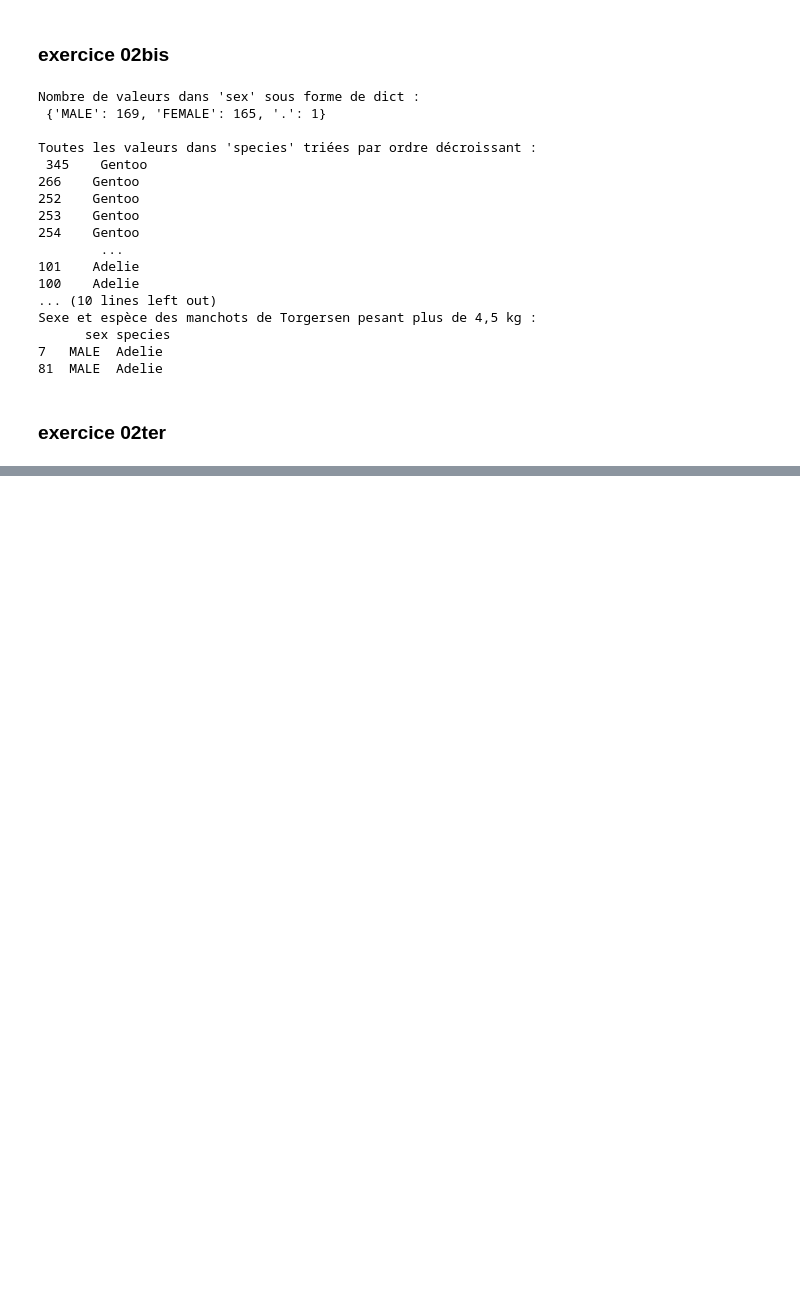
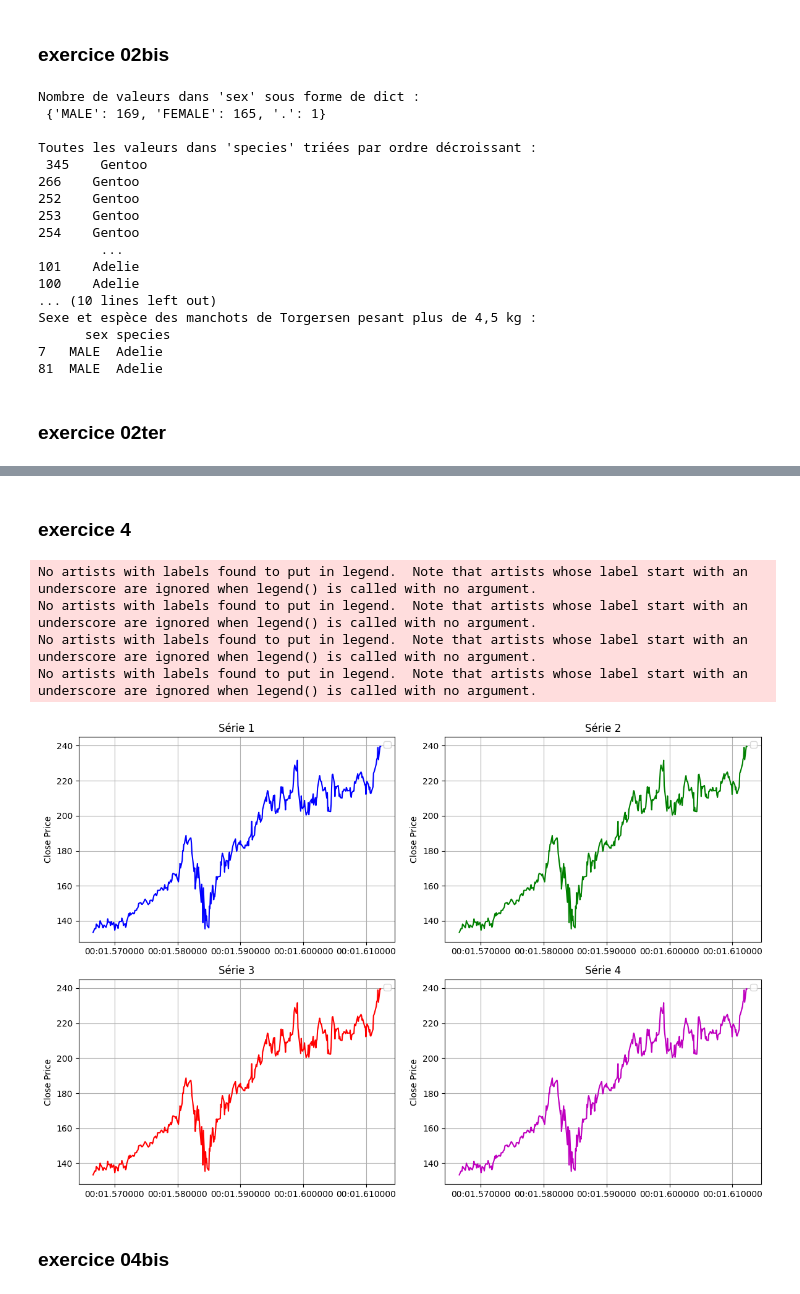
Before and after one commit to Jadesaadouni/Piscine-2024-5, a Jupyter notebook: day05.ipynb, the cells around one changed output, grey strips where cells are left out. Drawn from its saved outputs; the diff is of its cells as text; code cells hidden in the pictures; blank space fills up the shorter version.

```diff
--- a/day05.ipynb
+++ b/day05.ipynb
@@ -197,0 +254,42 @@ See the caveats in the documentation: https://pandas.pydata.org/pandas-docs/stab
+# %% [markdown]
+### exercice 4
+# %%
+# Créez une figure avec une grille 2x2 de sous-tracés
+fig, axs = plt.subplots(2, 2, figsize=(12, 8))
+
+# Tracé 1 : Dans la première sous-parcelle (en haut à gauche)
+axs[0, 0].plot(stock_df['date'], stock_df['close'], color = "b")
+axs[0, 0].set_title('Série 1')
+
+# Tracé 2 : Dans la deuxième sous-parcelle (en haut à droite)
+axs[0, 1].plot(stock_df['date'], stock_df['close'], color = "g")
+axs[0, 1].set_title('Série 2')
+
+# Tracé 3 : Dans la troisième sous-parcelle (en bas à gauche)
+axs[1, 0].plot(stock_df['date'], stock_df['close'], color = "r")
+axs[1, 0].set_title('Série 3')
+
+# Tracé 4 : Dans la quatrième sous-parcelle (en bas à droite)
+axs[1, 1].plot(stock_df['date'], stock_df['close'], color = "m")
+axs[1, 1].set_title('Série 4')
+
+# Ajouter des étiquettes et masquer les axes des x sur les graphiques
+for ax in axs.flat:
+    ax.set_xlabel('')
+    ax.set_ylabel('Close Price')
+    ax.legend()
+    ax.grid(True)
+
+# Ajustez l'espacement entre les sous-tracés pour éviter les chevauchements
+plt.tight_layout()
+
+# Affichez la figure
+plt.show()
+# %% [output]
+No artists with labels found to put in legend.  Note that artists whose label start with an underscore are ignored when legend() is called with no argument.
+No artists with labels found to put in legend.  Note that artists whose label start with an underscore are ignored when legend() is called with no argument.
+No artists with labels found to put in legend.  Note that artists whose label start with an underscore are ignored when legend() is called with no argument.
+No artists with labels found to put in legend.  Note that artists whose label start with an underscore are ignored when legend() is called with no argument.
+[figure, added]
+# %% [markdown]
+### exercice 04bis
```
Also changed, not shown: parts of 6 cells of this notebook, 2 other files.
